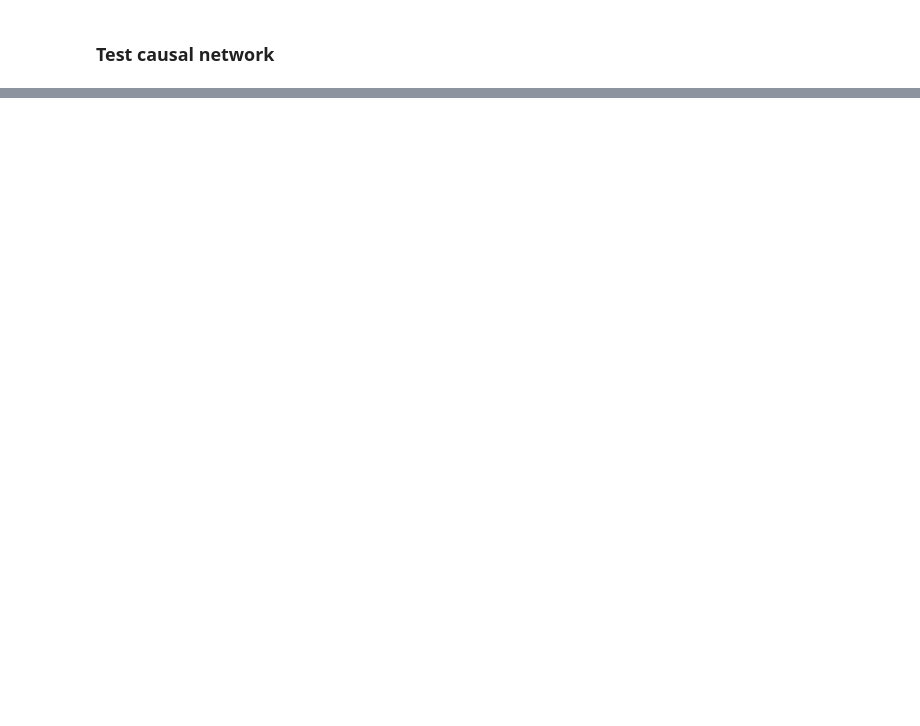
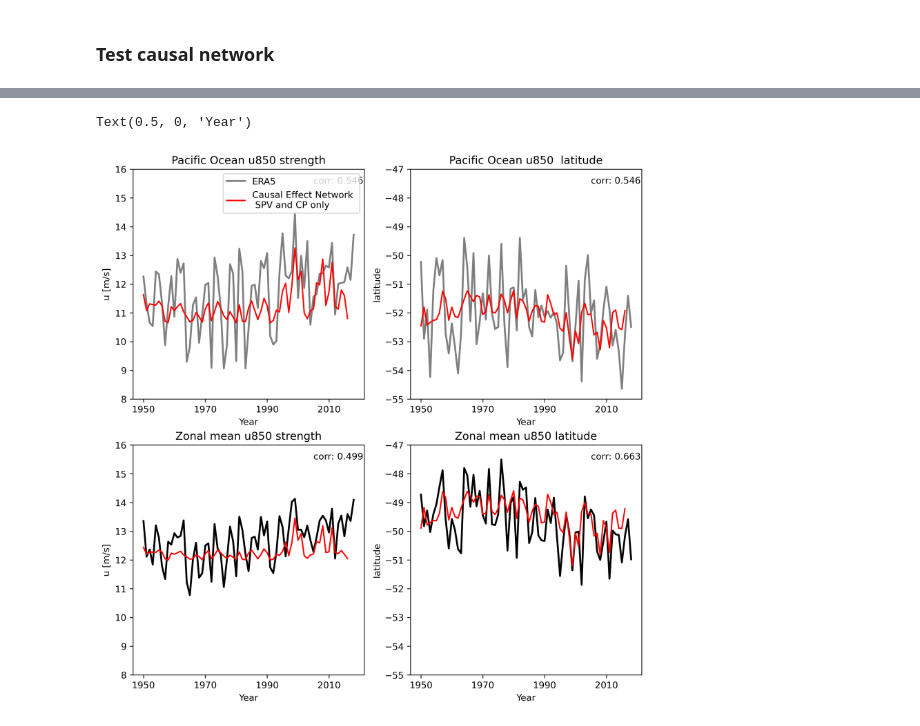
Before and after one commit to jumin94/causal_EDJ, a Jupyter notebook: network_testing.ipynb, the cells around one changed output, grey strips where cells are left out. Cells and saved outputs as stored; diff of their text form; code cells hidden in the pictures; blank space fills up the shorter version.

```diff
--- a/network_testing.ipynb
+++ b/network_testing.ipynb
@@ -198,0 +351,71 @@ FileNotFoundError: [Errno 2] No such file or directory: '/home/jmindlin/work_fol
+# %%
+jet_recovered_obs_gw = CLIM_jet*(anom(gw_ts)/anom(gw_ts))+ MEM_tos_cp_on_jet*anom(obs_sst_tos_ts)  + MEM_spv_on_jet*anom(obs_spv_ts)+ MEM_gw_on_jet*anom(obs_gw_ts) + MEM_ta_on_jet*anom(obs_ta_ts)
+jet_recovered_obs = CLIM_jet*(anom(gw_ts)/anom(gw_ts))+ MEM_tos_cp_on_jet*anom(obs_sst_tos_ts) + MEM_spv_on_jet*anom(obs_spv_ts) + MEM_ta_on_jet*anom(obs_ta_ts)
+jet_recovered_obs_spv_cp =  CLIM_jet*(anom(gw_ts)/anom(gw_ts)) + MEM_tos_cp_on_jet*anom(sst_tos_ts) + MEM_spv_on_jet*anom(spv_ts)
+
+jet_recovered_obs_gw_CI = CI_driver_responses['Central Pacific Warming']*anom(obs_sst_tos_ts)  + CI_driver_responses['Tropical Warming']*anom(obs_ta_ts) + CI_driver_responses['Stratospheric Polar Vortex']*anom(obs_spv_ts)+ CI_driver_responses['Global Warming']*anom(obs_gw_ts)
+jet_recovered_obs_CI = CI_driver_responses['Central Pacific Warming']*anom(obs_sst_tos_ts)  + CI_driver_responses['Tropical Warming']*anom(obs_ta_ts) + CI_driver_responses['Stratospheric Polar Vortex']*anom(obs_spv_ts)
+# %%
+obs_lat_CP,obs_str_CP = mf.jet_lat_strength(u_1950_2018_DJF)
+obs_lat_ZM,obs_str_ZM = mf.jet_lat_strength(u_1950_2018_DJF,0,360)
+years = np.arange(1950,2021,20)
+lat_CP,strength_CP = mf.jet_lat_strength(jet_recovered_obs_spv_cp)
+lat_ZM,strength_ZM = mf.jet_lat_strength(jet_recovered_obs_spv_cp,0,360)
+
+error_lat_CP_recov  =  lat_CP - obs_lat_CP
+error_str_CP_recov  =  strength_CP - obs_str_CP
+
+error_lat_ZM_recov  =  lat_ZM - obs_lat_ZM
+error_str_ZM_recov  =  strength_ZM - obs_str_ZM
+
+jet_recovered_obs_error = {}
+jet_recovered_obs_error['CP_lat'] = error_lat_CP_recov
+jet_recovered_obs_error['CP_str'] = error_str_CP_recov
+jet_recovered_obs_error['ZM_lat'] = error_lat_ZM_recov
+jet_recovered_obs_error['ZM_str'] = error_str_ZM_recov
+
+plt.figure(figsize=(10,10),dpi=300)
+ax=plt.subplot(2,2,1)
+ax.plot(obs_str_CP,label='ERA5',linewidth=2,color='grey')
+ax.plot(strength_CP[:-2],color='red',label='Causal Effect Network \n SPV and CP only')
+corr =  np.corrcoef(obs_str_CP,strength_CP)[0,1]
+ax.text(55,15.5,'corr: '+str(round(corr,3)))
+ax.set_xticks([0,20,40,60],[1950,1970,1990,2010])
+ax.set_ylim(8,16)
+ax.set_ylabel('u [m/s]')
+ax.set_xlabel('Year')
+ax.legend()
+ax.set_title('Pacific Ocean u850 strength')
+ax=plt.subplot(2,2,2)
+ax.plot(obs_lat_CP,linewidth=2,color='grey')
+ax.plot(lat_CP[:-2],color='red')
+corr =  np.corrcoef(obs_str_CP,strength_CP)[0,1]
+ax.text(55,-47.5,'corr: '+str(round(corr,3)))
+ax.set_ylim(-55,-47)
+ax.set_title('Pacific Ocean u850  latitude')
+ax.set_xticks([0,20,40,60],[1950,1970,1990,2010])
+ax.set_ylabel('latitude')
+ax.set_xlabel('Year')
+ax=plt.subplot(2,2,3)
+ax.plot(obs_str_ZM,color='k',label='ERA5',linewidth=2)
+ax.plot(strength_ZM[:-2],color='red',label='Causal Effect Network')
+corr =  np.corrcoef(obs_str_ZM,strength_ZM)[0,1]
+ax.text(55,15.5,'corr: '+str(round(corr,3)))
+ax.set_ylim(8,16)
+ax.set_title('Zonal mean u850 strength')
+ax.set_xticks([0,20,40,60],[1950,1970,1990,2010])
+ax.set_ylabel('u [m/s]')
+ax.set_xlabel('Year')
+ax=plt.subplot(2,2,4)
+ax.plot(obs_lat_ZM,color='k',linewidth=2)
+ax.plot(lat_ZM[:-2],color='red')
+corr =  np.corrcoef(obs_lat_ZM,lat_ZM)[0,1]
+ax.text(55,-47.5,'corr: '+str(round(corr,3)))
+ax.set_ylim(-55,-47)
+ax.set_title('Zonal mean u850 latitude')
+ax.set_xticks([0,20,40,60],[1950,1970,1990,2010])
+ax.set_ylabel('latitude')
+ax.set_xlabel('Year')
+# %% [output]
+Text(0.5, 0, 'Year')
+[figure, added]
```
Also changed, not shown: parts of 9 cells of this notebook.
